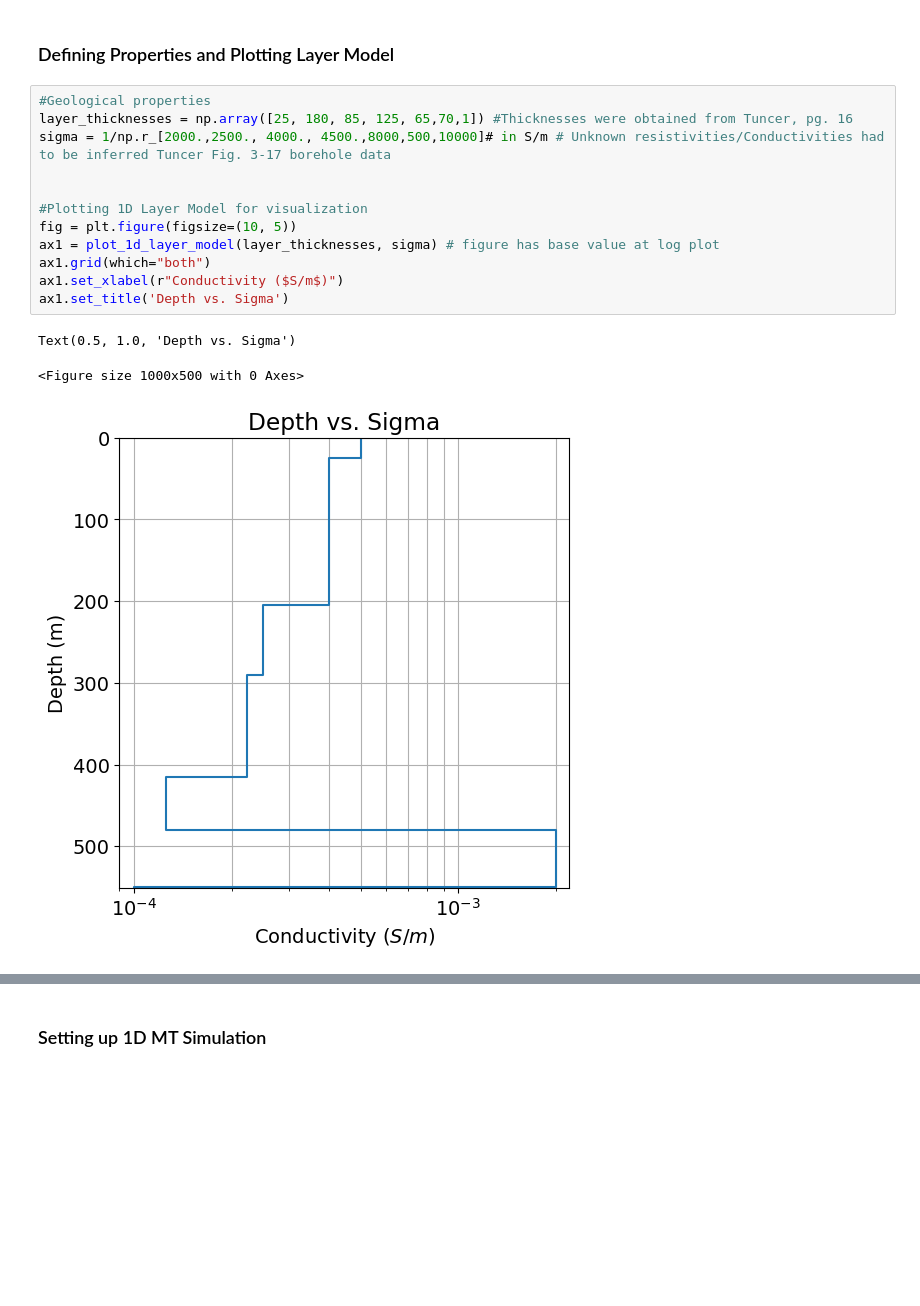
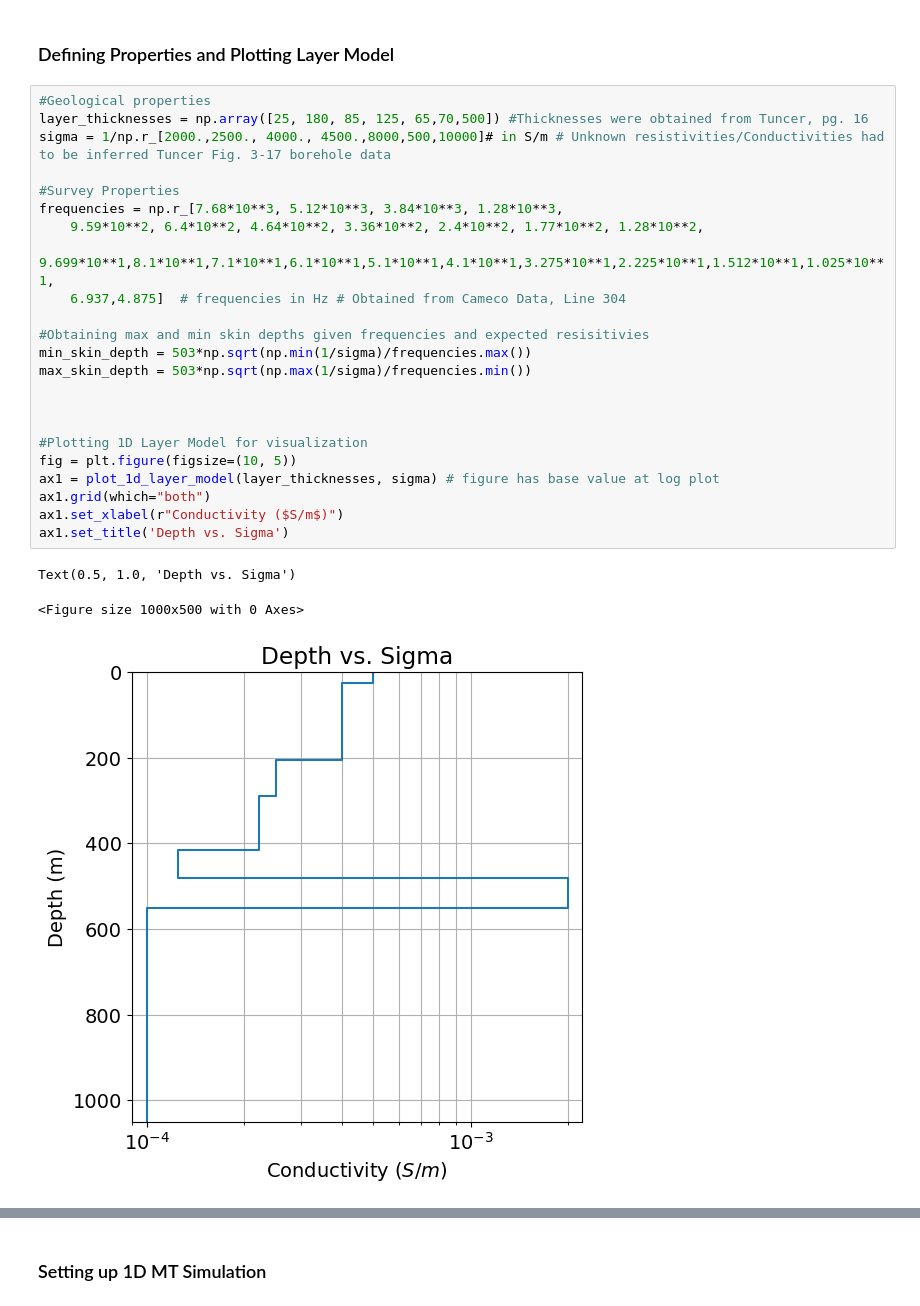
Before and after one commit to e-hdz130504/EOSC454-Inversion-Project-2026, a Jupyter notebook: FDEM_example.ipynb, the cells around one changed output, grey strips where cells are left out. Cells and saved outputs as stored; diff of their text form; blank space fills up the shorter version.

```diff
--- a/FDEM_example.ipynb
+++ b/FDEM_example.ipynb
@@ -35,17 +35,28 @@ matplotlib.rcParams['font.size'] = 14
 ### Defining Properties and Plotting Layer Model
 # %%
 #Geological properties
-layer_thicknesses = np.array([25, 180, 85, 125, 65,70,1]) #Thicknesses were obtained from Tuncer, pg. 16
+layer_thicknesses = np.array([25, 180, 85, 125, 65,70,500]) #Thicknesses were obtained from Tuncer, pg. 16
 sigma = 1/np.r_[2000.,2500., 4000., 4500.,8000,500,10000]# in S/m # Unknown resistivities/Conductivities had to be inferred Tuncer Fig. 3-17 borehole data
+
+#Survey Properties
+frequencies = np.r_[7.68*10**3, 5.12*10**3, 3.84*10**3, 1.28*10**3,
+    9.59*10**2, 6.4*10**2, 4.64*10**2, 3.36*10**2, 2.4*10**2, 1.77*10**2, 1.28*10**2,
+    9.699*10**1,8.1*10**1,7.1*10**1,6.1*10**1,5.1*10**1,4.1*10**1,3.275*10**1,2.225*10**1,1.512*10**1,1.025*10**1,
+    6.937,4.875]  # frequencies in Hz # Obtained from Cameco Data, Line 304
+
+#Obtaining max and min skin depths given frequencies and expected resisitivies
+min_skin_depth = 503*np.sqrt(np.min(1/sigma)/frequencies.max())
+max_skin_depth = 503*np.sqrt(np.max(1/sigma)/frequencies.min())
+
 
 
 #Plotting 1D Layer Model for visualization
 fig = plt.figure(figsize=(10, 5))
 ax1 = plot_1d_layer_model(layer_thicknesses, sigma) # figure has base value at log plot
 ax1.grid(which="both")
 ax1.set_xlabel(r"Conductivity ($S/m$)")
 ax1.set_title('Depth vs. Sigma')
 # %% [output]
 Text(0.5, 1.0, 'Depth vs. Sigma')
 <Figure size 1000x500 with 0 Axes>
-[figure, old version]
+[figure, new version]
```
Also changed, not shown: parts of 18 cells of this notebook.
